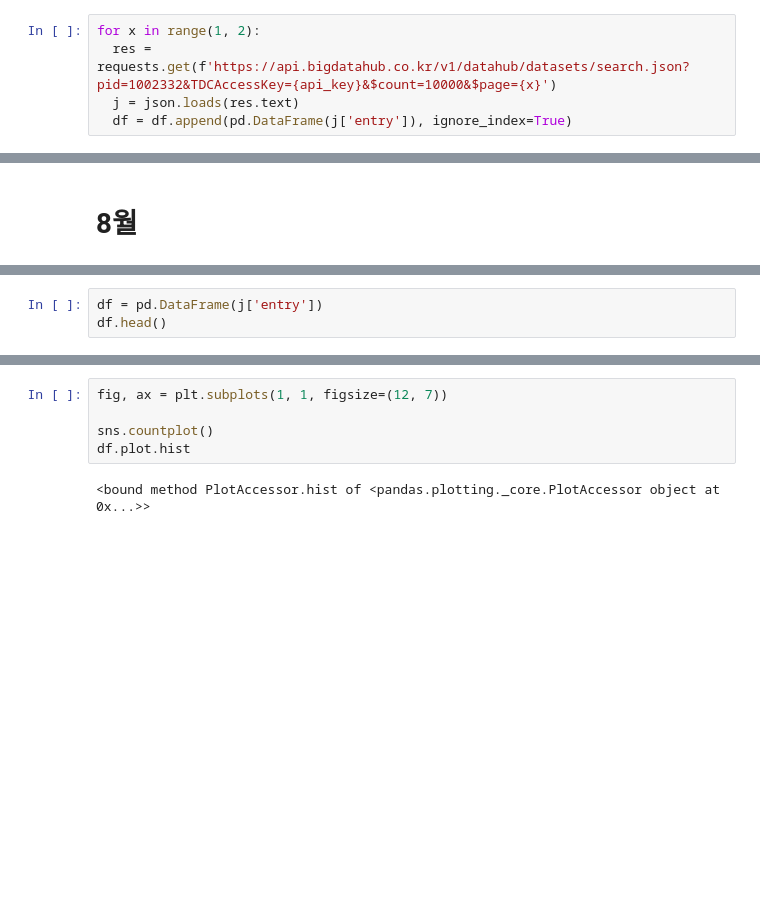
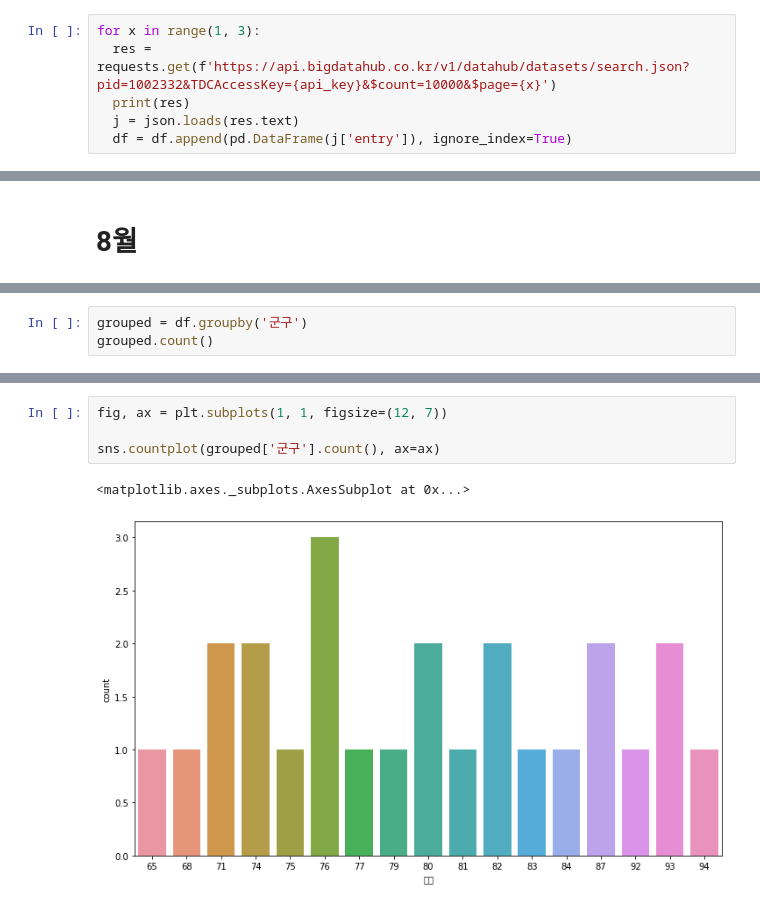
Before and after one commit to wiv33/A-Learning-python, a Jupyter notebook: machine-learning/_000_hello_machine/_000_basic/_008_pandas/_002_moving_population.ipynb, the cells around one changed output, grey strips where cells are left out. Drawn from its saved outputs; the diff is of its cells as text; blank space fills up the shorter version.

```diff
--- a/machine-learning/_000_hello_machine/_000_basic/_008_pandas/_002_moving_population.ipynb
+++ b/machine-learning/_000_hello_machine/_000_basic/_008_pandas/_002_moving_population.ipynb
@@ -55,7 +108,8 @@ df = pd.DataFrame(data=None, columns=['일자', '시간(1시간단위)', '연령
 # %% [markdown]
 # 9월
 # %%
-for x in range(1, 2):
+for x in range(1, 3):
   res = requests.get(f'https://api.bigdatahub.co.kr/v1/datahub/datasets/search.json?pid=1002332&TDCAccessKey={api_key}&$count=10000&$page={x}')
+  print(res)
   j = json.loads(res.text)
   df = df.append(pd.DataFrame(j['entry']), ignore_index=True)
@@ -87,3 +141,0 @@ memory usage: 54.8+ KB
-# %%
-df = pd.DataFrame(j['entry'])
-df.head()
@@ -91,0 +142,3 @@ Index(['일자', '시간(1시간단위)', '연령대(10세단위)', '성별', '
+# %%
+grouped = df.groupby('군구')
+grouped.count()
@@ -92,7 +164,7 @@ Index(['일자', '시간(1시간단위)', '연령대(10세단위)', '성별', '
 # %%
 fig, ax = plt.subplots(1, 1, figsize=(12, 7))
 
-sns.countplot()
-df.plot.hist
+sns.countplot(grouped['군구'].count(), ax=ax)
 # %% [output]
-<bound method PlotAccessor.hist of <pandas.plotting._core.PlotAccessor object at 0x...>>
+<matplotlib.axes._subplots.AxesSubplot at 0x...>
+[figure, added]
```
Also changed, not shown: parts of 10 cells of this notebook.
